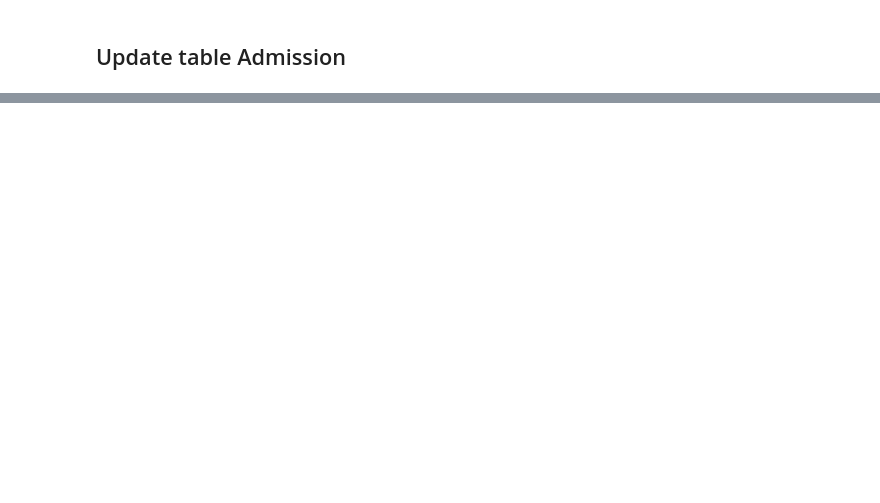
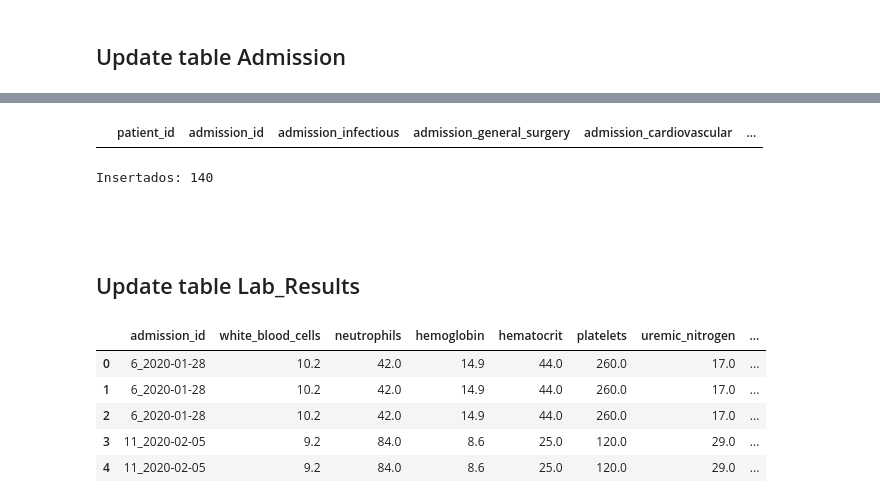
Before and after one commit to Jcamposlozano/MIcroVAP_Model, a Jupyter notebook: notebooks/Load_Data.ipynb, the cells around one changed output, grey strips where cells are left out. Cells and saved outputs as stored; diff of their text form; code cells hidden in the pictures; blank space fills up the shorter version.

Commit message:
Update in Upload data in db

```diff
--- a/notebooks/Load_Data.ipynb
+++ b/notebooks/Load_Data.ipynb
@@ -8,6 +5,8 @@ The autoreload extension is already loaded. To reload it, use:
 import sys
 from pathlib import Path
 import os
+import pandas as pd
+
 PROJECT_ROOT = Path.cwd().parents[0]
 SRC_PATH = PROJECT_ROOT / "src"
 sys.path.append(str(SRC_PATH))
@@ -19,6 +18,7 @@ from pathlib import Path
 
 PROJECT_ROOT = Path.cwd().parents[0]
 DB_PATH = PROJECT_ROOT / "data" / "microvap.db"
+DATA_RAW = PROJECT_ROOT / "data" / "raw"
 
 db_data = Db_datos(DB_PATH)
 # %% [output]
@@ -26,6 +26,18 @@ db_data = Db_datos(DB_PATH)
 # %%
 df = pd.read_excel(DATA_RAW / "microvap_metadata_complete_15012026.xlsx")
 df.columns = df.columns.str.strip()
+
+## Created Primary keys
+df['admission_date_icu'] = pd.to_datetime(
+    df['admission_date_icu']
+).dt.strftime('%Y-%m-%d')
+df['admission_id'] = (
+    df['patient_id'].astype(str)
+    + "_"
+    + df['admission_date_icu']
+)
+
+
 df.head()
 # %% [output]
 |  | specimen | copies_ul_dna | patient_id | timepoint | timepoint_character | tissue_type | admission_date_cus | ... |
@@ -116,0 +199,48 @@ Insertados: 140
+# %%
+df_grouped[df_grouped.duplicated(subset='patient_id', keep=False)] \
+    .sort_values('patient_id')
+# %% [output]
+|  | patient_id | admission_id | admission_infectious | admission_general_surgery | admission_cardiovascular | ... |
+# %%
+n = db_data.load_df(df_grouped, "admission", clear_table=True)
+print(f"Insertados: {n}")
+# %% [output]
+Insertados: 140
+# %% [markdown]
+#
+# %% [markdown]
+## Update table Lab_Results
+# %%
+variables_list= [
+            'admission_id',
+            #'measured_at', --Da
+            'white_blood_cells',
+            'neutrophils',
+            'hemoglobin',
+            'hematocrit',
+            'platelets',
+            #'creatinine',
+            'uremic_nitrogen',
+            'glycemia',
+            'sodium',
+            'potassium',
+            'total_bilirubin',
+            'direct_bilirubin',
+            'indirect_bilirubin',
+            'alanine_gpt',
+            'aspartate_got',
+            'pcr',
+            'procalcitonin',
+            'pt',
+            'ptt']
+
+df_lab_results = df[variables_list]
+
+df_lab_results.head()
+# %% [output]
+|  | admission_id | white_blood_cells | neutrophils | hemoglobin | hematocrit | platelets | uremic_nitrogen | ... |
+| 0 | 6_2020-01-28 | 10.2 | 42.0 | 14.9 | 44.0 | 260.0 | 17.0 | ... |
+| 1 | 6_2020-01-28 | 10.2 | 42.0 | 14.9 | 44.0 | 260.0 | 17.0 | ... |
+| 2 | 6_2020-01-28 | 10.2 | 42.0 | 14.9 | 44.0 | 260.0 | 17.0 | ... |
+| 3 | 11_2020-02-05 | 9.2 | 84.0 | 8.6 | 25.0 | 120.0 | 29.0 | ... |
+| 4 | 11_2020-02-05 | 9.2 | 84.0 | 8.6 | 25.0 | 120.0 | 29.0 | ... |
```
Also changed, not shown: parts of 10 cells of this notebook, 5 other files.
